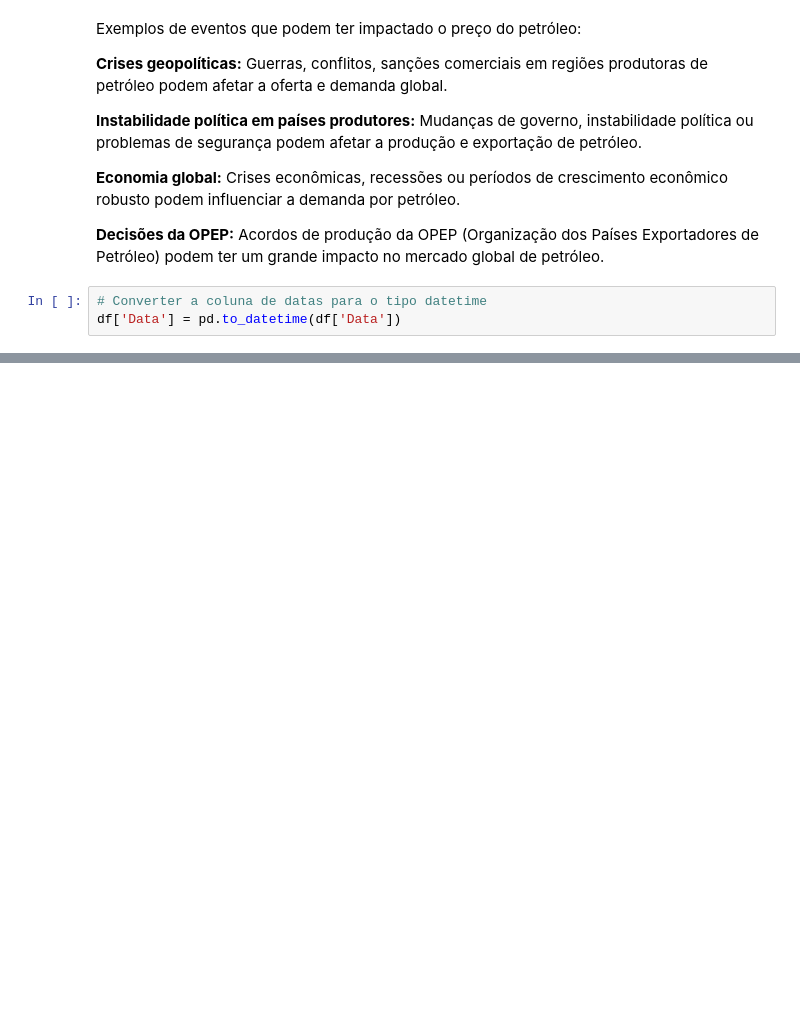
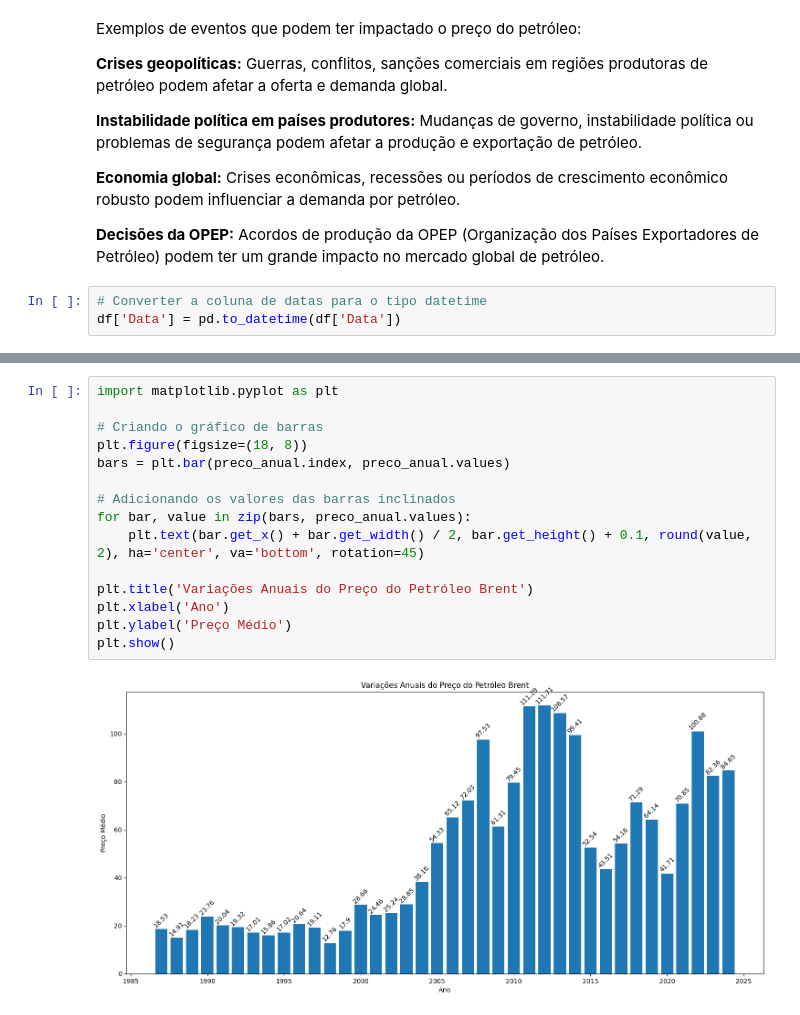
Before and after one commit to icarocarmona/Tech-Challenges-DTAT-Grupo-26, a Jupyter notebook: F4-DATA-VIZ-PRODUCTION-MODELS/AnalisePri.ipynb, the cells around one changed output, grey strips where cells are left out. Saved outputs shown, nothing was run; the diff lists cells and outputs as text; blank space fills up the shorter version.

```diff
--- a/F4-DATA-VIZ-PRODUCTION-MODELS/AnalisePri.ipynb
+++ b/F4-DATA-VIZ-PRODUCTION-MODELS/AnalisePri.ipynb
@@ -126,0 +104,17 @@ plt.show()
+# %%
+import matplotlib.pyplot as plt
+
+# Criando o gráfico de barras
+plt.figure(figsize=(18, 8))
+bars = plt.bar(preco_anual.index, preco_anual.values)
+
+# Adicionando os valores das barras inclinados
+for bar, value in zip(bars, preco_anual.values):
+    plt.text(bar.get_x() + bar.get_width() / 2, bar.get_height() + 0.1, round(value, 2), ha='center', va='bottom', rotation=45)
+
+plt.title('Variações Anuais do Preço do Petróleo Brent')
+plt.xlabel('Ano')
+plt.ylabel('Preço Médio')
+plt.show()
+# %% [output]
+[figure, added]
```
Also changed, not shown: parts of 8 cells of this notebook.
